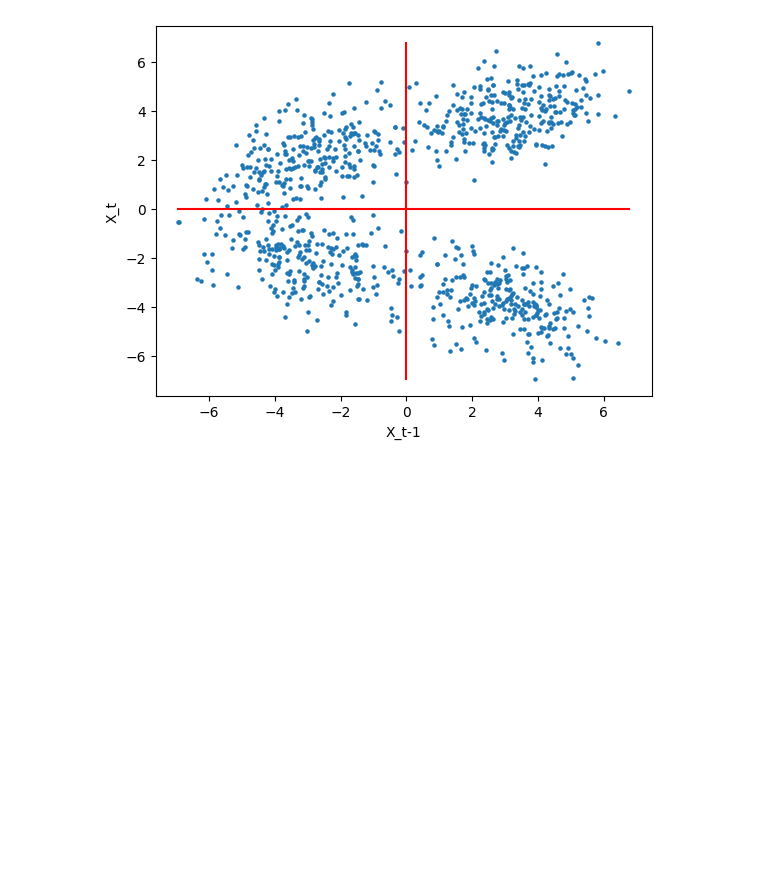
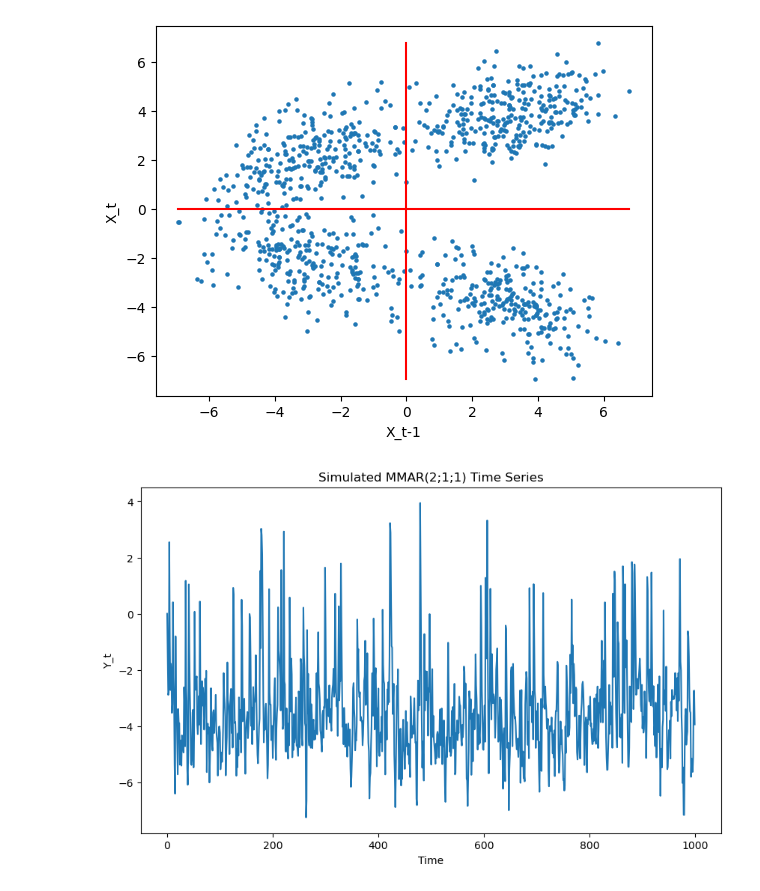
Before and after one commit to gustavn19/advanced_time_series_analysis, a Jupyter notebook: computer_exercise_1-kopi.ipynb, the cells around one changed output. Saved outputs shown, nothing was run; the diff lists cells and outputs as text; code cells hidden in the pictures; blank space fills up the shorter version.

Commit message:
ex_1 mmar

```diff
--- a/computer_exercise_1-kopi.ipynb
+++ b/computer_exercise_1-kopi.ipynb
@@ -115,3 +115,34 @@ max_lag = 10
 1000
 [figure]
 [figure]
+# %%
+# MMAR(2,1)
+import random
+np.random.seed(42)
+a_0_1 = -2
+a_1_1 = 0.5
+a_0_2 = 2
+a_1_2 = 0.35
+
+n = 1000
+Y = np.zeros(n)
+p = random.uniform(0, 1)
+state = 0
+for t in range(1, n):
+    if state == 0:
+        p = random.uniform(0, 1)
+        state = 0 if p < 0.95 else 1
+        Y[t] = a_0_1 + a_1_1* Y[t-1] + np.random.normal()
+    else:
+        p = random.uniform(0, 1)
+        state = 0 if p < 0.95 else 1
+        Y[t] = a_0_2 + a_1_2 * Y[t-1] + np.random.normal()
+df = pd.DataFrame(Y, columns=['Value'])
+plt.figure(figsize=(10, 6))
+sns.lineplot(data=df, x=df.index, y='Value')
+plt.title('Simulated MMAR(2;1;1) Time Series')
+plt.xlabel('Time')
+plt.ylabel('Y_t')
+plt.show()
+# %% [output]
+[figure, added]
```
